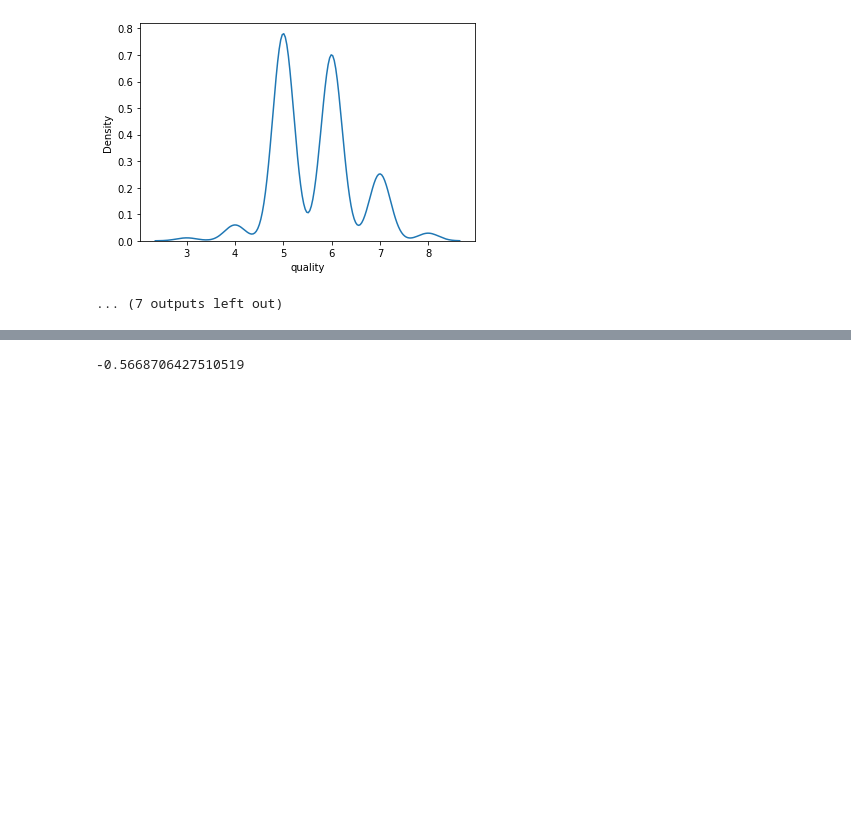
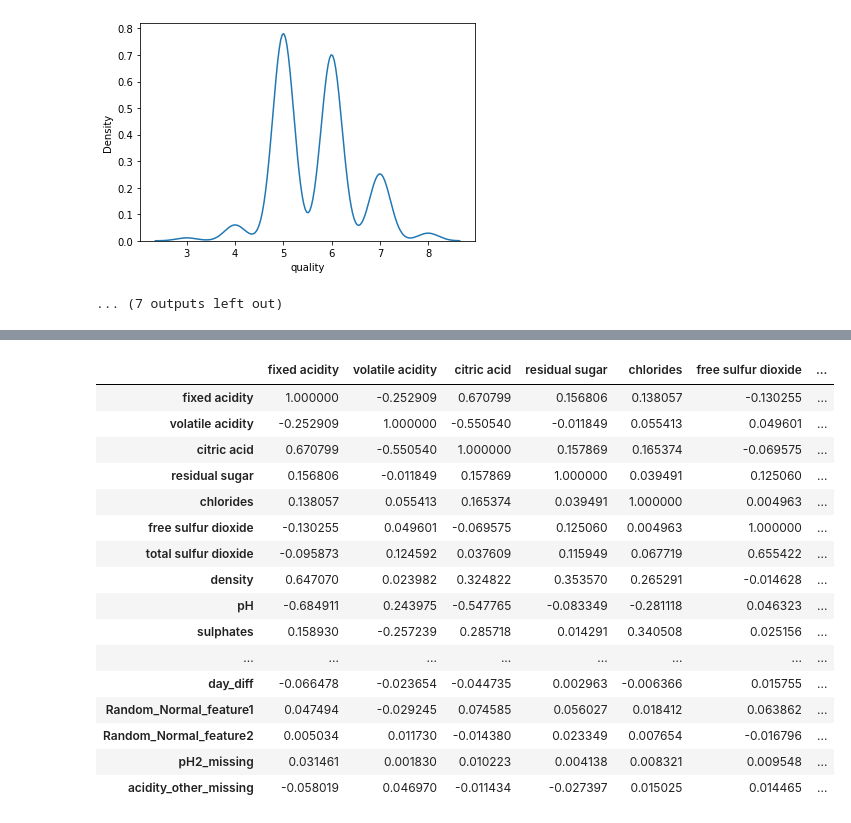
Before and after one commit to guillaumeovf/CarLoanDefault, a Jupyter notebook: wine_quality.ipynb, the cells around one changed output, grey strips where cells are left out. Cells and saved outputs as stored; diff of their text form; code cells hidden in the pictures; blank space fills up the shorter version.

```diff
--- a/wine_quality.ipynb
+++ b/wine_quality.ipynb
@@ -1022,4 +1109,20 @@ dtype: int64
 # %%
-train.acidity_other.corr(train['citric acid'])
+train.corr()
 # %% [output]
--0.5668706427510519
+|  | fixed acidity | volatile acidity | citric acid | residual sugar | chlorides | free sulfur dioxide | ... |
+| fixed acidity | 1.000000 | -0.252909 | 0.670799 | 0.156806 | 0.138057 | -0.130255 | ... |
+| volatile acidity | -0.252909 | 1.000000 | -0.550540 | -0.011849 | 0.055413 | 0.049601 | ... |
+| citric acid | 0.670799 | -0.550540 | 1.000000 | 0.157869 | 0.165374 | -0.069575 | ... |
+| residual sugar | 0.156806 | -0.011849 | 0.157869 | 1.000000 | 0.039491 | 0.125060 | ... |
+| chlorides | 0.138057 | 0.055413 | 0.165374 | 0.039491 | 1.000000 | 0.004963 | ... |
+| free sulfur dioxide | -0.130255 | 0.049601 | -0.069575 | 0.125060 | 0.004963 | 1.000000 | ... |
+| total sulfur dioxide | -0.095873 | 0.124592 | 0.037609 | 0.115949 | 0.067719 | 0.655422 | ... |
+| density | 0.647070 | 0.023982 | 0.324822 | 0.353570 | 0.265291 | -0.014628 | ... |
+| pH | -0.684911 | 0.243975 | -0.547765 | -0.083349 | -0.281118 | 0.046323 | ... |
+| sulphates | 0.158930 | -0.257239 | 0.285718 | 0.014291 | 0.340508 | 0.025156 | ... |
+| ... | ... | ... | ... | ... | ... | ... | ... |
+| day_diff | -0.066478 | -0.023654 | -0.044735 | 0.002963 | -0.006366 | 0.015755 | ... |
+| Random_Normal_feature1 | 0.047494 | -0.029245 | 0.074585 | 0.056027 | 0.018412 | 0.063862 | ... |
+| Random_Normal_feature2 | 0.005034 | 0.011730 | -0.014380 | 0.023349 | 0.007654 | -0.016796 | ... |
+| pH2_missing | 0.031461 | 0.001830 | 0.010223 | 0.004138 | 0.008321 | 0.009548 | ... |
+| acidity_other_missing | -0.058019 | 0.046970 | -0.011434 | -0.027397 | 0.015025 | 0.014465 | ... |
```
Also changed, not shown: parts of 11 cells of this notebook.
